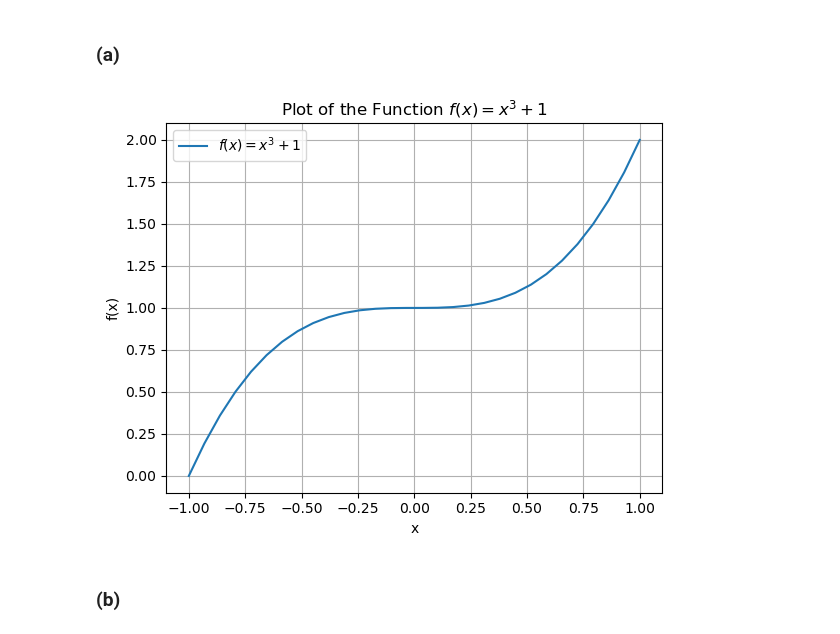
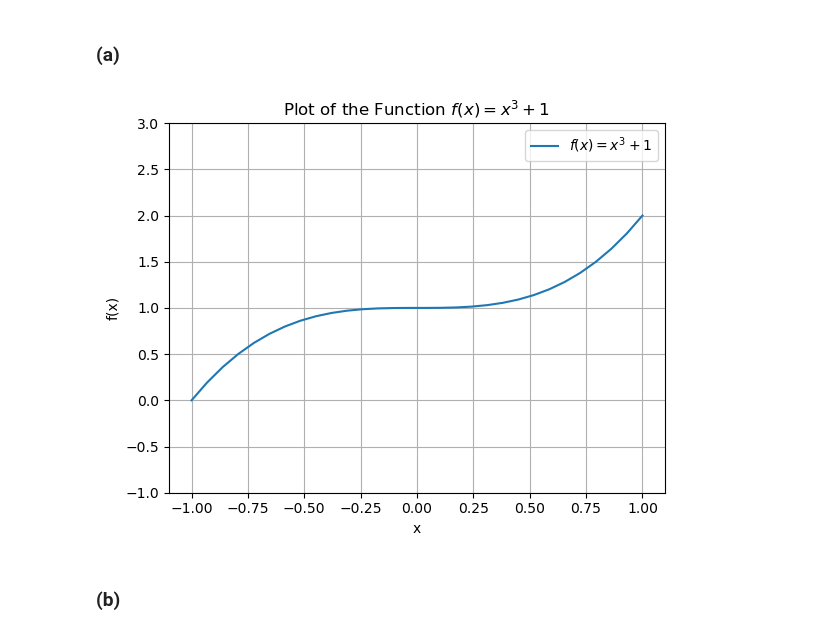
Before and after one commit to Krisna-Bou/COMP4702, a Jupyter notebook: w4.ipynb, the cells around one changed output. Drawn from its saved outputs; the diff is of its cells as text; code cells hidden in the pictures.

```diff
--- a/w4.ipynb
+++ b/w4.ipynb
@@ -17,24 +17,25 @@ import pandas as pd
 # %%
 # TODO: Define the function
 def f(x):
     return x**3 + 1
 
 # TODO: Generate x values in the specified domain
 x_values = np.linspace(-1, 1, 30)
 
 # TODO: Calculate corresponding y values using the function
 y_values = f(x_values)
 
 # Plot the function
 plt.plot(x_values, y_values, label=r'$f(x) = x^3 + 1$')
 plt.title('Plot of the Function $f(x) = x^3 + 1$')
 plt.xlabel('x')
 plt.ylabel('f(x)')
+plt.ylim(-1, 3)
 plt.legend()
 plt.grid(True)
 plt.show()
 # %% [output]
-[figure, old version]
+[figure, new version]
 # %% [markdown]
 ### (b)
 # %%
```
Also changed, not shown: parts of 7 cells of this notebook, 2 other files.
